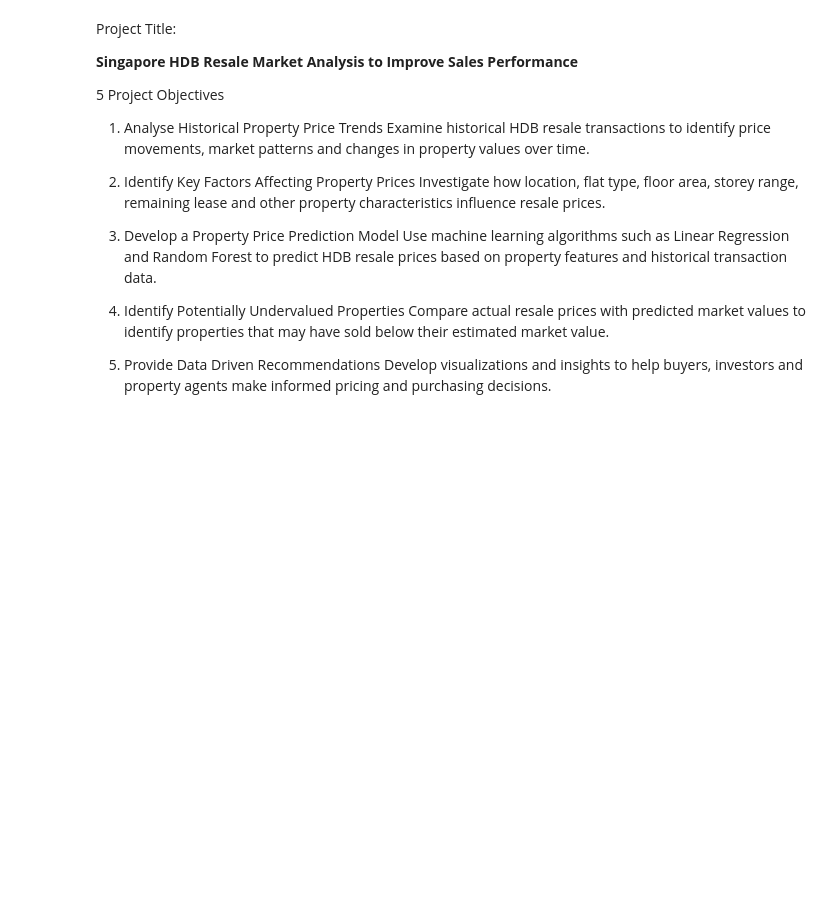
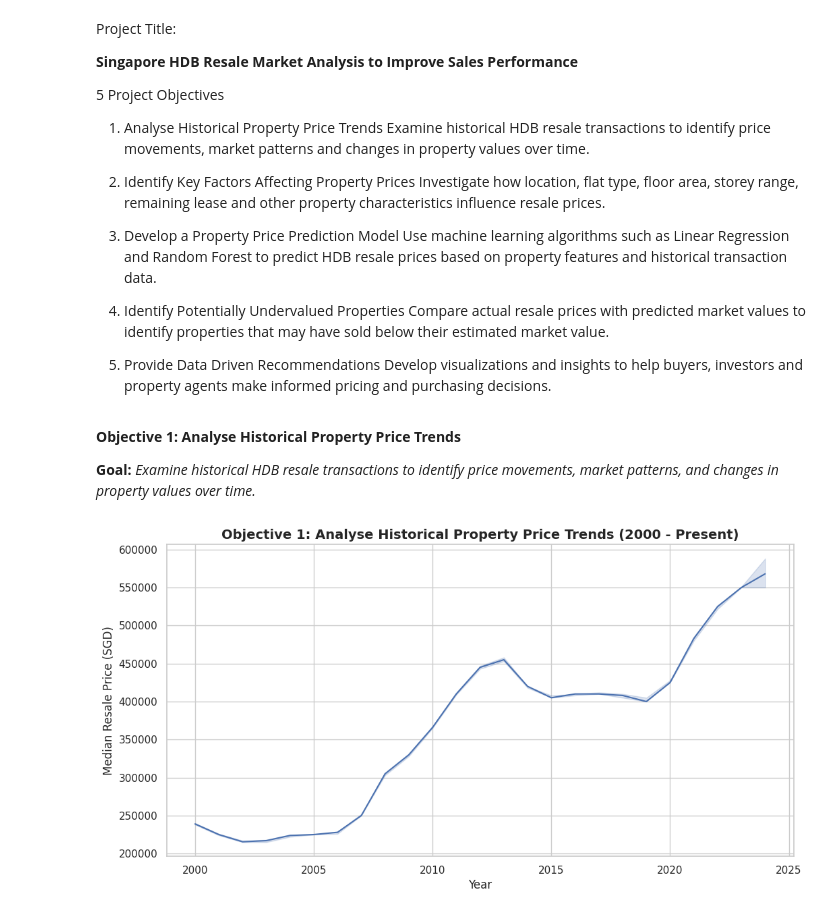
Before and after one commit to Rafeek-Data/Rafeek-Ahamed_Capstone-Project, a Jupyter notebook: Rafeek_Colab_Capstone.ipynb, the cells around one changed output. Drawn from its saved outputs; the diff is of its cells as text; code cells hidden in the pictures; blank space fills up the shorter version.

```diff
--- a/Rafeek_Colab_Capstone.ipynb
+++ b/Rafeek_Colab_Capstone.ipynb
@@ -967,3 +966,20 @@ Compare actual resale prices with predicted market values to identify properties
 
 5. Provide Data Driven Recommendations
 Develop visualizations and insights to help buyers, investors and property agents make informed pricing and purchasing decisions.
+# %% [markdown]
+**Objective 1: Analyse Historical Property Price Trends**
+
+**Goal:** *Examine historical HDB resale transactions to identify price movements, market patterns, and changes in property values over time.*
+# %%
+# Objective 1: Analyse Historical Property Price Trends
+# Plotting historical price movements over time
+
+plt.figure(figsize=(12, 6))
+sns.lineplot(data=clean, x='year', y='resale_price', estimator='median')
+plt.title('Objective 1: Analyse Historical Property Price Trends (2000 - Present)', fontsize=14, fontweight='bold')
+plt.xlabel('Year')
+plt.ylabel('Median Resale Price (SGD)')
+plt.grid(True)
+plt.show()
+# %% [output]
+[figure, added]
```
Also changed, not shown: parts of 15 cells of this notebook.
